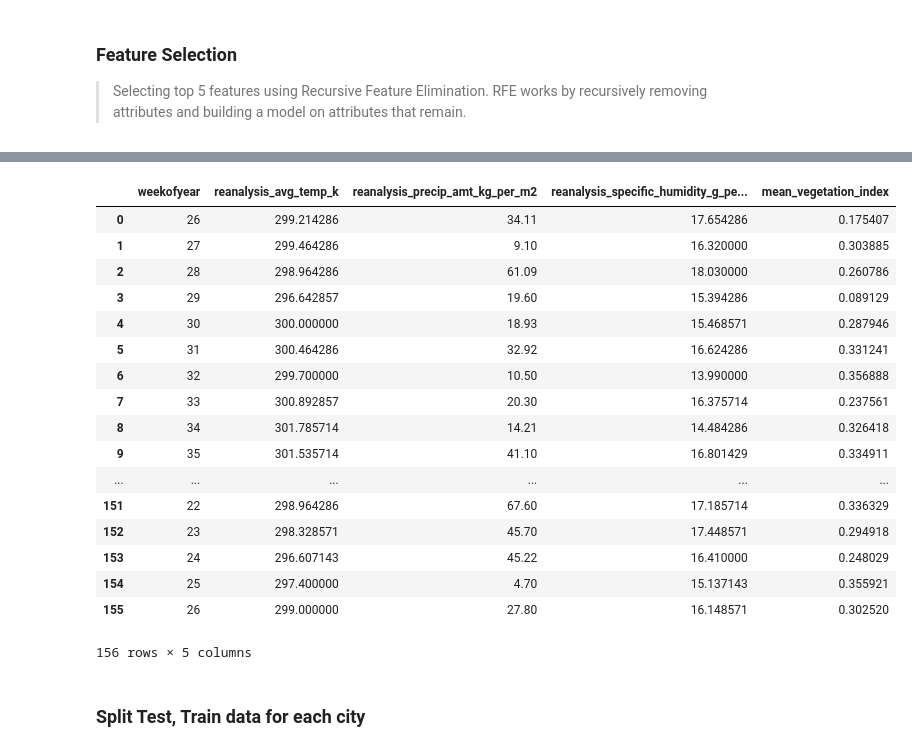
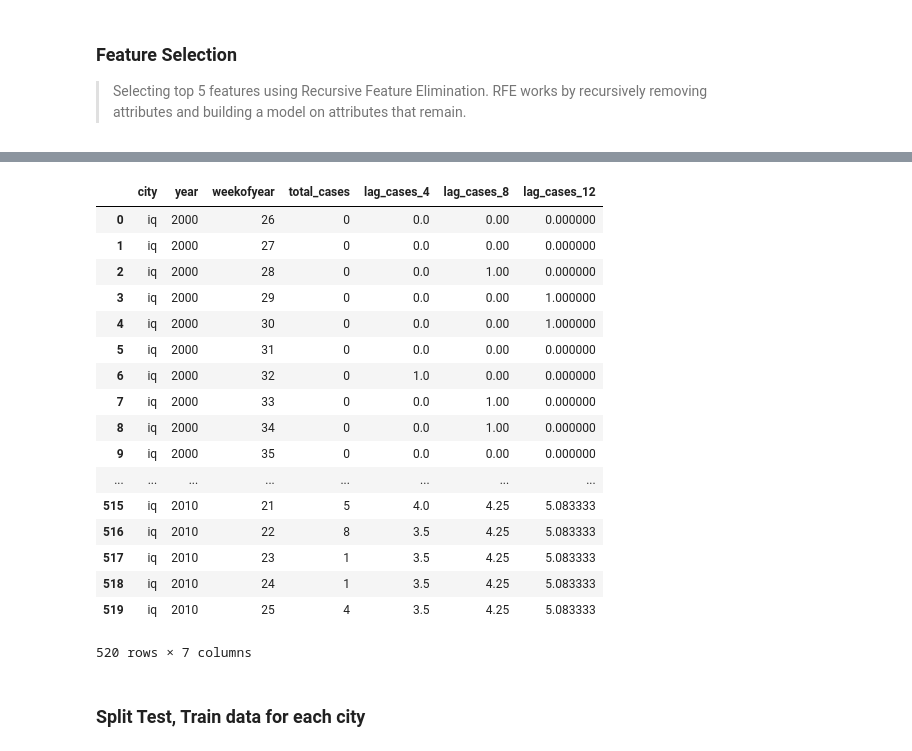
Before and after one commit to info370a-au18/a4-sauravkh, a Jupyter notebook: Predict_Dengue.ipynb, the cells around one changed output, grey strips where cells are left out. Cells and saved outputs as stored; diff of their text form; code cells hidden in the pictures.

```diff
--- a/Predict_Dengue.ipynb
+++ b/Predict_Dengue.ipynb
@@ -163,26 +165,26 @@ features_by_city[1] = best_features[1]
 final_features_by_city[0] = final_features_by_city[0][best_feature_names[0]]
 final_features_by_city[1] = final_features_by_city[1][best_feature_names[1]]
 # %%
-final_features_by_city[0]
+labels_by_city[0]
 # %% [output]
-|  | weekofyear | reanalysis_avg_temp_k | reanalysis_precip_amt_kg_per_m2 | reanalysis_specific_humidity_g_pe... | mean_vegetation_index |
-| 0 | 26 | 299.214286 | 34.11 | 17.654286 | 0.175407 |
-| 1 | 27 | 299.464286 | 9.10 | 16.320000 | 0.303885 |
-| 2 | 28 | 298.964286 | 61.09 | 18.030000 | 0.260786 |
-| 3 | 29 | 296.642857 | 19.60 | 15.394286 | 0.089129 |
-| 4 | 30 | 300.000000 | 18.93 | 15.468571 | 0.287946 |
-| 5 | 31 | 300.464286 | 32.92 | 16.624286 | 0.331241 |
-| 6 | 32 | 299.700000 | 10.50 | 13.990000 | 0.356888 |
-| 7 | 33 | 300.892857 | 20.30 | 16.375714 | 0.237561 |
-| 8 | 34 | 301.785714 | 14.21 | 14.484286 | 0.326418 |
-| 9 | 35 | 301.535714 | 41.10 | 16.801429 | 0.334911 |
-| ... | ... | ... | ... | ... | ... |
-| 151 | 22 | 298.964286 | 67.60 | 17.185714 | 0.336329 |
-| 152 | 23 | 298.328571 | 45.70 | 17.448571 | 0.294918 |
-| 153 | 24 | 296.607143 | 45.22 | 16.410000 | 0.248029 |
-| 154 | 25 | 297.400000 | 4.70 | 15.137143 | 0.355921 |
-| 155 | 26 | 299.000000 | 27.80 | 16.148571 | 0.302520 |
+|  | city | year | weekofyear | total_cases | lag_cases_4 | lag_cases_8 | lag_cases_12 |
+| 0 | iq | 2000 | 26 | 0 | 0.0 | 0.00 | 0.000000 |
+| 1 | iq | 2000 | 27 | 0 | 0.0 | 0.00 | 0.000000 |
+| 2 | iq | 2000 | 28 | 0 | 0.0 | 1.00 | 0.000000 |
+| 3 | iq | 2000 | 29 | 0 | 0.0 | 0.00 | 1.000000 |
+| 4 | iq | 2000 | 30 | 0 | 0.0 | 0.00 | 1.000000 |
+| 5 | iq | 2000 | 31 | 0 | 0.0 | 0.00 | 0.000000 |
+| 6 | iq | 2000 | 32 | 0 | 1.0 | 0.00 | 0.000000 |
+| 7 | iq | 2000 | 33 | 0 | 0.0 | 1.00 | 0.000000 |
+| 8 | iq | 2000 | 34 | 0 | 0.0 | 1.00 | 0.000000 |
+| 9 | iq | 2000 | 35 | 0 | 0.0 | 0.00 | 0.000000 |
+| ... | ... | ... | ... | ... | ... | ... | ... |
+| 515 | iq | 2010 | 21 | 5 | 4.0 | 4.25 | 5.083333 |
+| 516 | iq | 2010 | 22 | 8 | 3.5 | 4.25 | 5.083333 |
+| 517 | iq | 2010 | 23 | 1 | 3.5 | 4.25 | 5.083333 |
+| 518 | iq | 2010 | 24 | 1 | 3.5 | 4.25 | 5.083333 |
+| 519 | iq | 2010 | 25 | 4 | 3.5 | 4.25 | 5.083333 |
-156 rows × 5 columns
+520 rows × 7 columns
 # %% [markdown]
 ### Split Test, Train data for each city
 # %%
```
Also changed, not shown: parts of 8 cells of this notebook, 1 other file.
